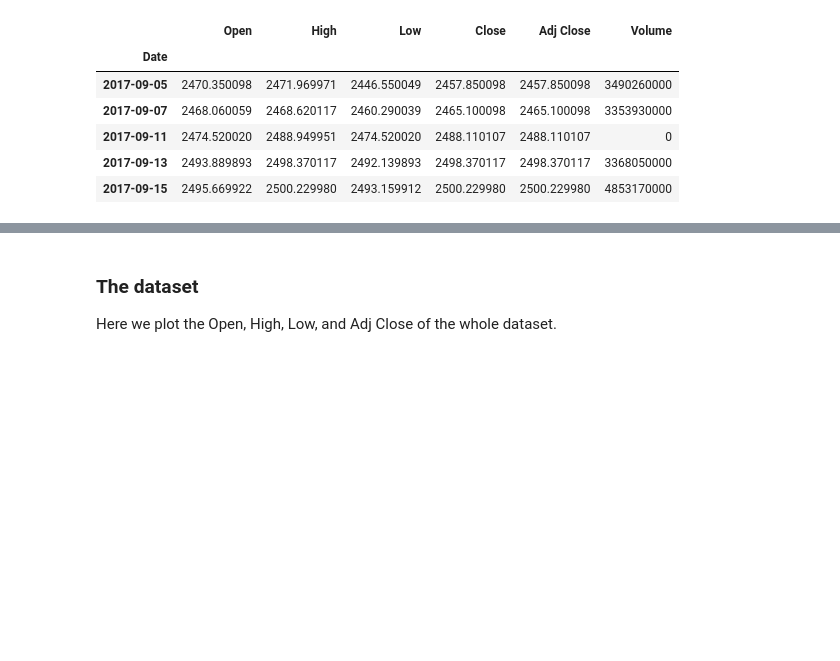
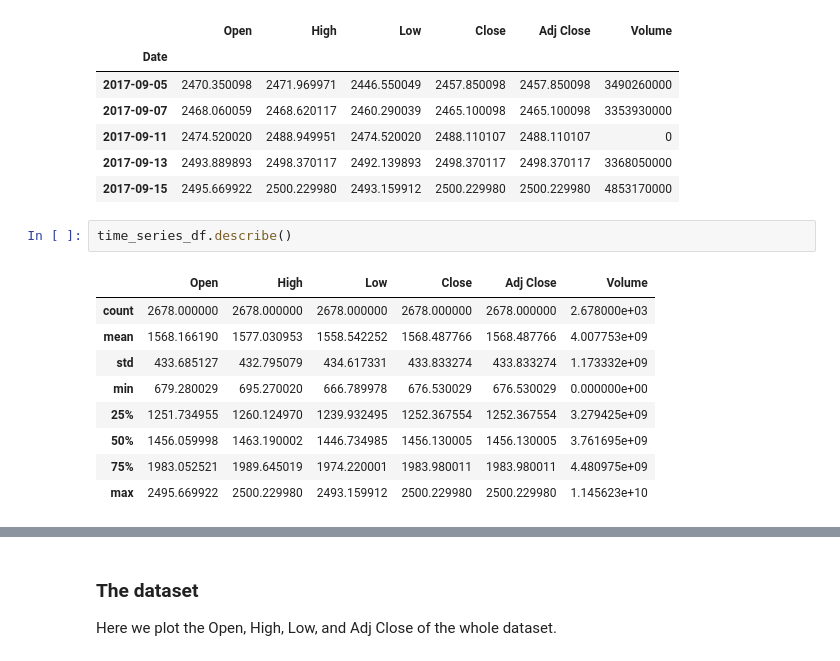
Before and after one commit to edantonio505/capstone_report, a Jupyter notebook: capstone_report.ipynb, the cells around one changed output, grey strips where cells are left out. Cells and saved outputs as stored; diff of their text form; blank space fills up the shorter version.

```diff
--- a/capstone_report.ipynb
+++ b/capstone_report.ipynb
@@ -99,3 +99,15 @@ time_series_df.tail()
 | 2017-09-11 | 2474.520020 | 2488.949951 | 2474.520020 | 2488.110107 | 2488.110107 | 0 |
 | 2017-09-13 | 2493.889893 | 2498.370117 | 2492.139893 | 2498.370117 | 2498.370117 | 3368050000 |
 | 2017-09-15 | 2495.669922 | 2500.229980 | 2493.159912 | 2500.229980 | 2500.229980 | 4853170000 |
+# %%
+time_series_df.describe()
+# %% [output]
+|  | Open | High | Low | Close | Adj Close | Volume |
+| count | 2678.000000 | 2678.000000 | 2678.000000 | 2678.000000 | 2678.000000 | 2.678000e+03 |
+| mean | 1568.166190 | 1577.030953 | 1558.542252 | 1568.487766 | 1568.487766 | 4.007753e+09 |
+| std | 433.685127 | 432.795079 | 434.617331 | 433.833274 | 433.833274 | 1.173332e+09 |
+| min | 679.280029 | 695.270020 | 666.789978 | 676.530029 | 676.530029 | 0.000000e+00 |
+| 25% | 1251.734955 | 1260.124970 | 1239.932495 | 1252.367554 | 1252.367554 | 3.279425e+09 |
+| 50% | 1456.059998 | 1463.190002 | 1446.734985 | 1456.130005 | 1456.130005 | 3.761695e+09 |
+| 75% | 1983.052521 | 1989.645019 | 1974.220001 | 1983.980011 | 1983.980011 | 4.480975e+09 |
+| max | 2495.669922 | 2500.229980 | 2493.159912 | 2500.229980 | 2500.229980 | 1.145623e+10 |
```
Also changed, not shown: parts of 6 cells of this notebook.
